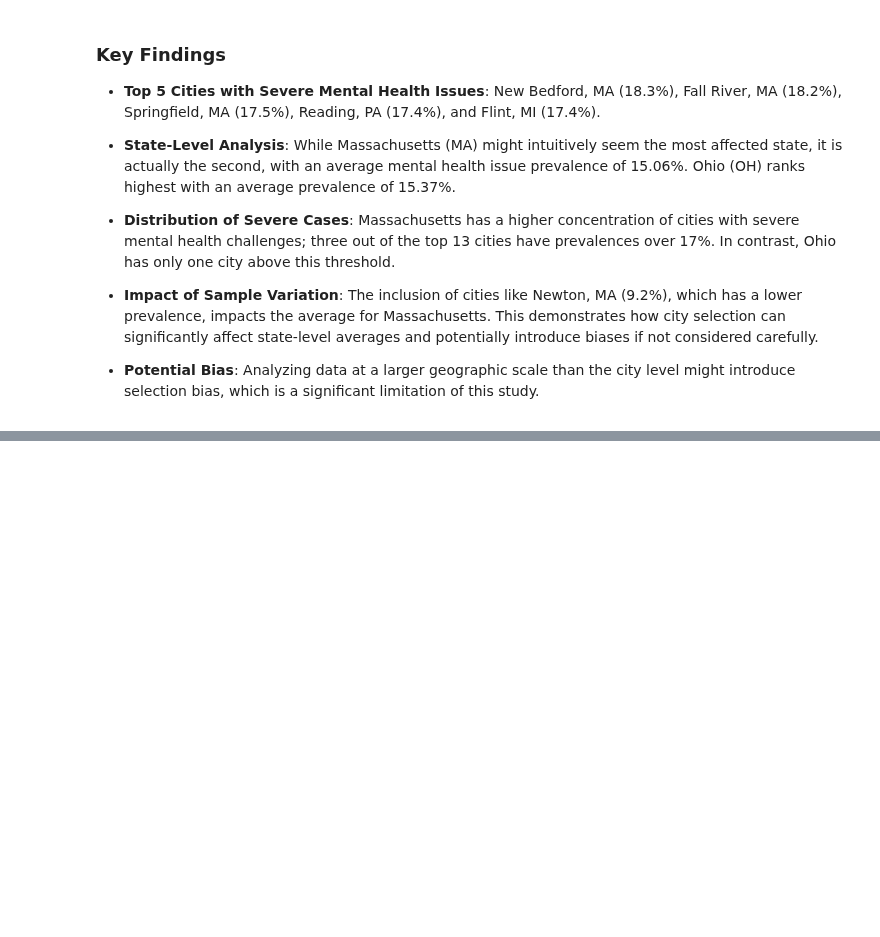
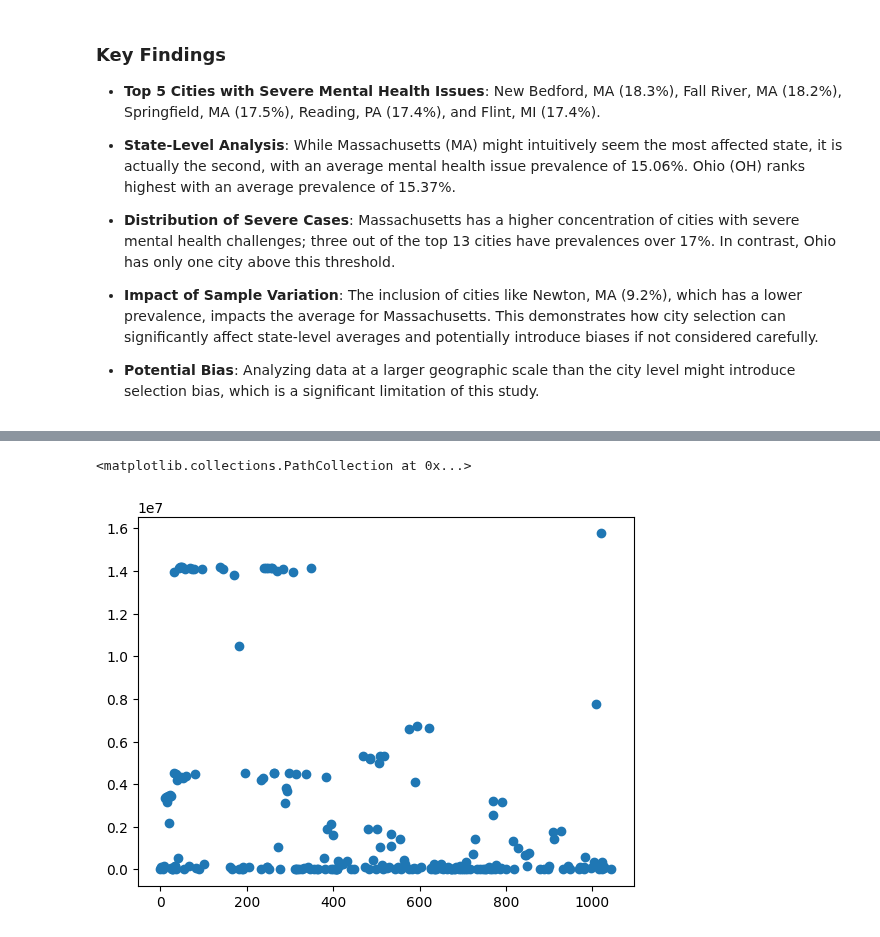
Before and after one commit to shuting2023/Natures_Rx, a Jupyter notebook: src/data_cleaning_merge.ipynb, the cells around one changed output, grey strips where cells are left out. Saved outputs shown, nothing was run; the diff lists cells and outputs as text; code cells hidden in the pictures; blank space fills up the shorter version.

```diff
--- a/src/data_cleaning_merge.ipynb
+++ b/src/data_cleaning_merge.ipynb
@@ -100,0 +571,5 @@ mh_treemap.show()
+# %%
+# apply some cleanup
+grouped["UC Grouping"] = grouped["UC Grouping"].astype(int)
+grouped.reset_index(drop=True, inplace=True)
+grouped.head()
@@ -100,0 +586,5 @@ mh_treemap.show()
+# %%
+# look at shapes before and after dropping duplicates
+print(df_alpha.shape)
+df_alpha.drop_duplicates(keep="first", inplace=True)
+print(df_alpha.shape)
@@ -100,0 +594,5 @@ mh_treemap.show()
+# %%
+# join the object based columns back on to the merged, cleaned, Urban Center-level dataframe
+dfagg = pd.merge(grouped, df_alpha, on=["UC Grouping"], how="inner")
+print(dfagg.shape)
+dfagg.head()
@@ -100,0 +616,6 @@ mh_treemap.show()
+# %%
+dfagg["PopulationDelta"] = np.abs(df["Population"] - df["MH_Population"])
+dfagg["PopDensity_MH"] = df["MH_Population"] / df["Urban Center Area"]
+dfagg["PopDensity_GS"] = df["Population"] / df["Urban Center Area"]
+# dfagg.to_csv('data/cleaned_data/merged_data_unfiltered.csv')
+dfagg.head()
@@ -100,0 +630,6 @@ mh_treemap.show()
+# %%
+# we plot the population delta as a scatter plot to identify outliers and high deltas
+plt.scatter(dfagg["UC Grouping"], dfagg["PopulationDelta"])
+# %% [output]
+<matplotlib.collections.PathCollection at 0x...>
+[figure, added]
```
Also changed, not shown: parts of 68 cells of this notebook, 1 other file.
